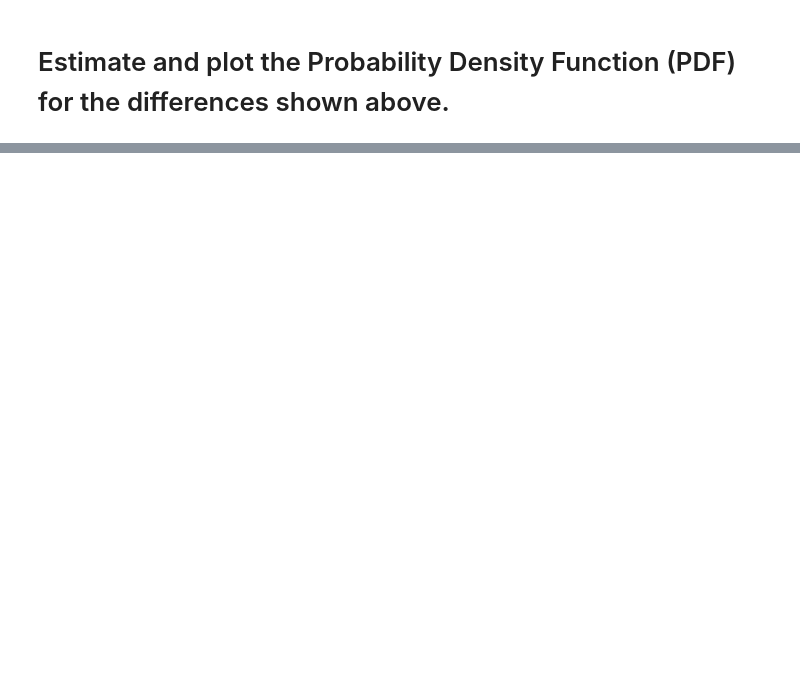
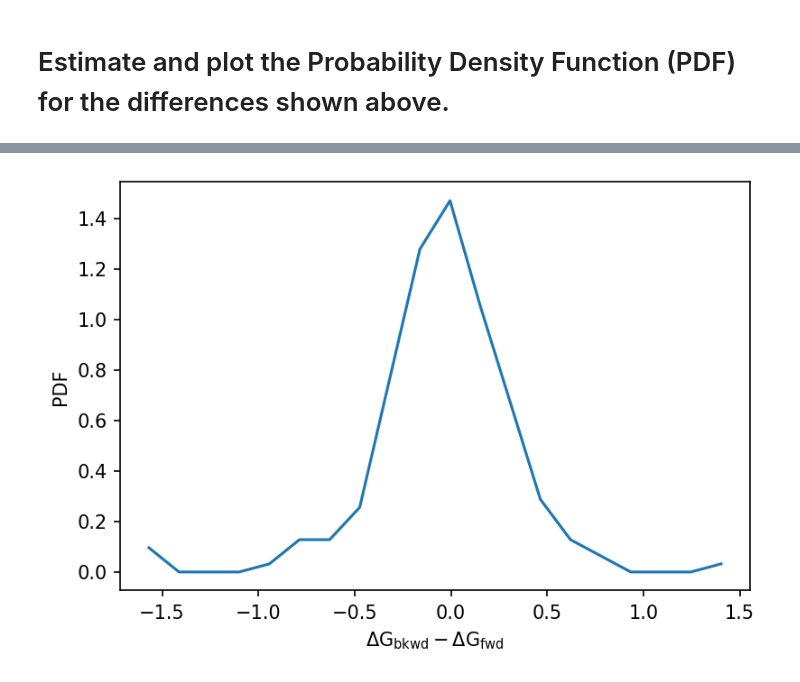
Before and after one commit to BranniganLab/safep, a Jupyter notebook: Batch_Basic.ipynb, the cells around one changed output, grey strips where cells are left out. Drawn from its saved outputs; the diff is of its cells as text; code cells hidden in the pictures; blank space fills up the shorter version.

```diff
--- a/Batch_Basic.ipynb
+++ b/Batch_Basic.ipynb
@@ -213,0 +306,27 @@ plt.show()
+# %%
+diff = perWindow.loc[:, (slice(None), 'diff')]
+diff = diff.drop(columns='mean')
+X = diff
+Y = np.arange(len(X))/len(X)
+
+#plot the data
+fig, pdfAx = plt.subplots(1, 1, sharex=True)
+plt.xlabel(r'$\rm\Delta G_{bkwd}-\Delta G_{fwd}$')
+
+discrepancies = diff
+
+binNum = 20
+pdfY, pdfX = np.histogram(discrepancies, bins=binNum, density=True)
+pdfX = (pdfX[1:]+pdfX[:-1])/2
+
+pdfXnorm  = np.arange(np.min(np.min(X)), np.max(np.max(X)), dx)
+pdfYnorm = norm.pdf(pdfXnorm, fitted[0], fitted[1])
+
+pdfAx.plot(pdfX, pdfY,  label="Estimated Distribution")
+pdfAx.set_ylabel("PDF")
+
+plt.savefig(f"{root}/{prefix}_pdf_{affix}.pdf")
+
+plt.show()
+# %% [output]
+[figure, added]
```
Also changed, not shown: parts of 18 cells of this notebook, 2 other files.
